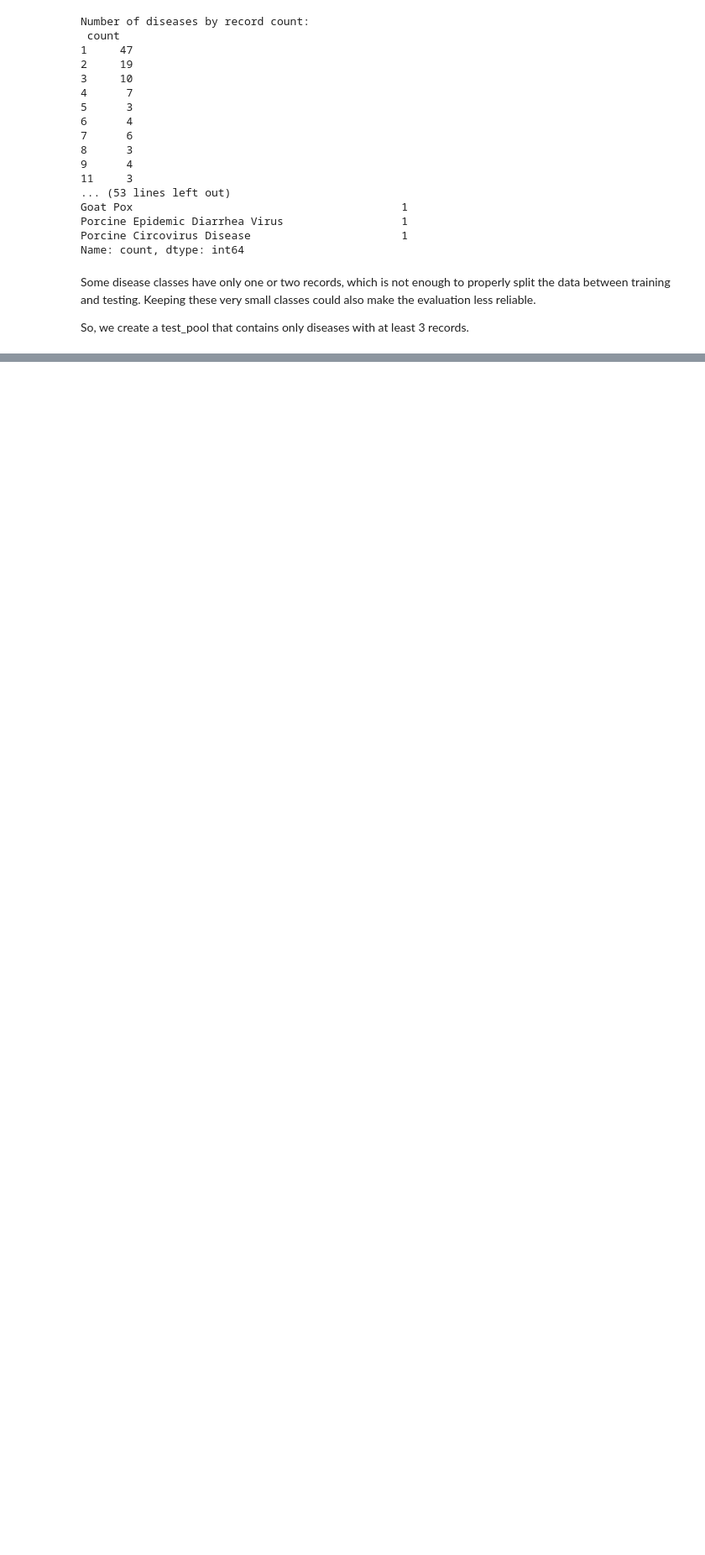
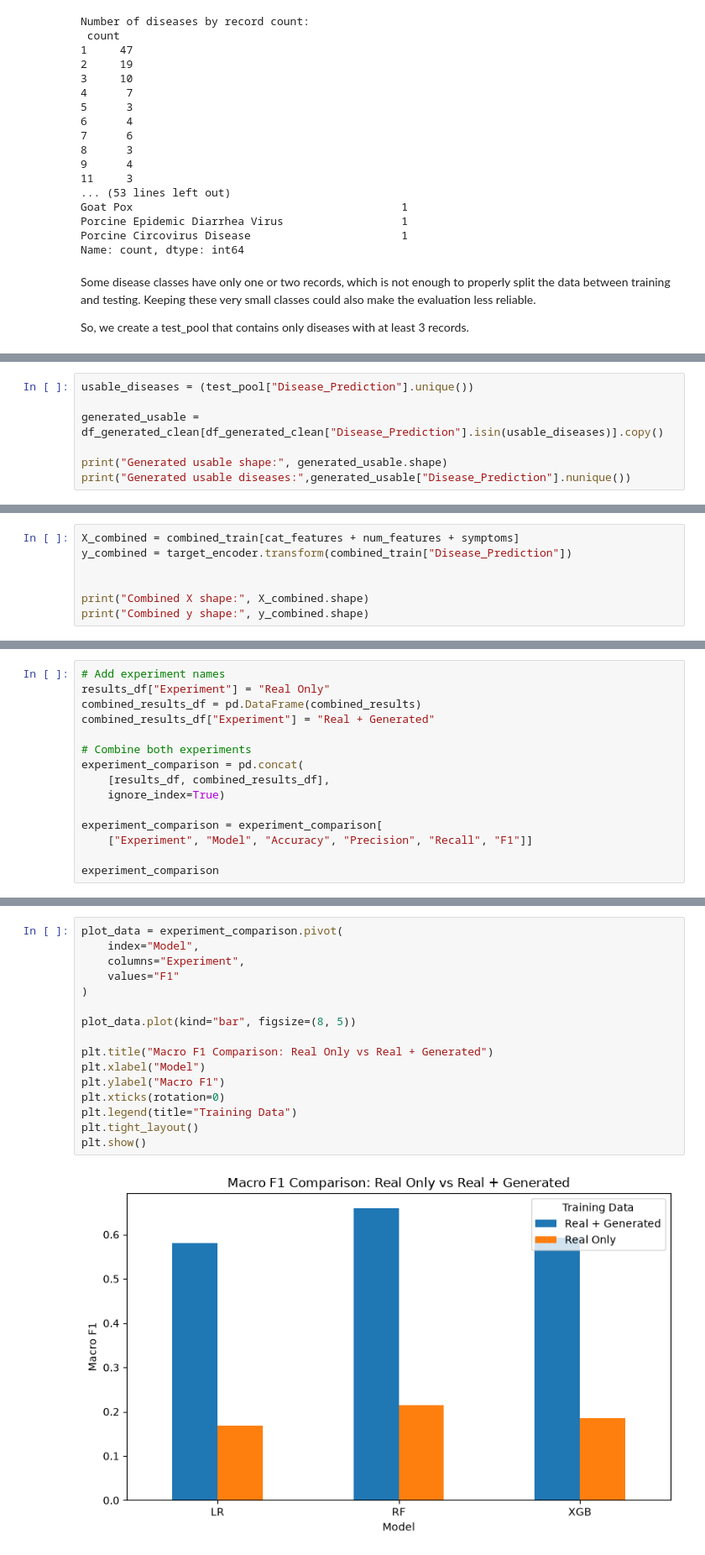
Before and after one commit to FatimaMesh/SymptoScan, a Jupyter notebook: symptoScan.ipynb, the cells around one changed output, grey strips where cells are left out. Shown at 84% size. Drawn from its saved outputs; the diff is of its cells as text; blank space fills up the shorter version.

Commit message:
models training

```diff
--- a/symptoScan.ipynb
+++ b/symptoScan.ipynb
@@ -643,0 +822,7 @@ Name: count, dtype: int64
+# %%
+usable_diseases = (test_pool["Disease_Prediction"].unique())
+
+generated_usable = df_generated_clean[df_generated_clean["Disease_Prediction"].isin(usable_diseases)].copy()
+
+print("Generated usable shape:", generated_usable.shape)
+print("Generated usable diseases:",generated_usable["Disease_Prediction"].nunique())
@@ -643,0 +900,7 @@ Name: count, dtype: int64
+# %%
+X_combined = combined_train[cat_features + num_features + symptoms]
+y_combined = target_encoder.transform(combined_train["Disease_Prediction"])
+
+
+print("Combined X shape:", X_combined.shape)
+print("Combined y shape:", y_combined.shape)
@@ -643,0 +972,15 @@ Name: count, dtype: int64
+# %%
+# Add experiment names
+results_df["Experiment"] = "Real Only"
+combined_results_df = pd.DataFrame(combined_results)
+combined_results_df["Experiment"] = "Real + Generated"
+
+# Combine both experiments
+experiment_comparison = pd.concat(
+    [results_df, combined_results_df],
+    ignore_index=True)
+
+experiment_comparison = experiment_comparison[
+    ["Experiment", "Model", "Accuracy", "Precision", "Recall", "F1"]]
+
+experiment_comparison
@@ -643,0 +1015,18 @@ Name: count, dtype: int64
+# %%
+plot_data = experiment_comparison.pivot(
+    index="Model",
+    columns="Experiment",
+    values="F1"
+)
+
+plot_data.plot(kind="bar", figsize=(8, 5))
+
+plt.title("Macro F1 Comparison: Real Only vs Real + Generated")
+plt.xlabel("Model")
+plt.ylabel("Macro F1")
+plt.xticks(rotation=0)
+plt.legend(title="Training Data")
+plt.tight_layout()
+plt.show()
+# %% [output]
+[figure, added]
```
Also changed, not shown: parts of 31 cells of this notebook.
